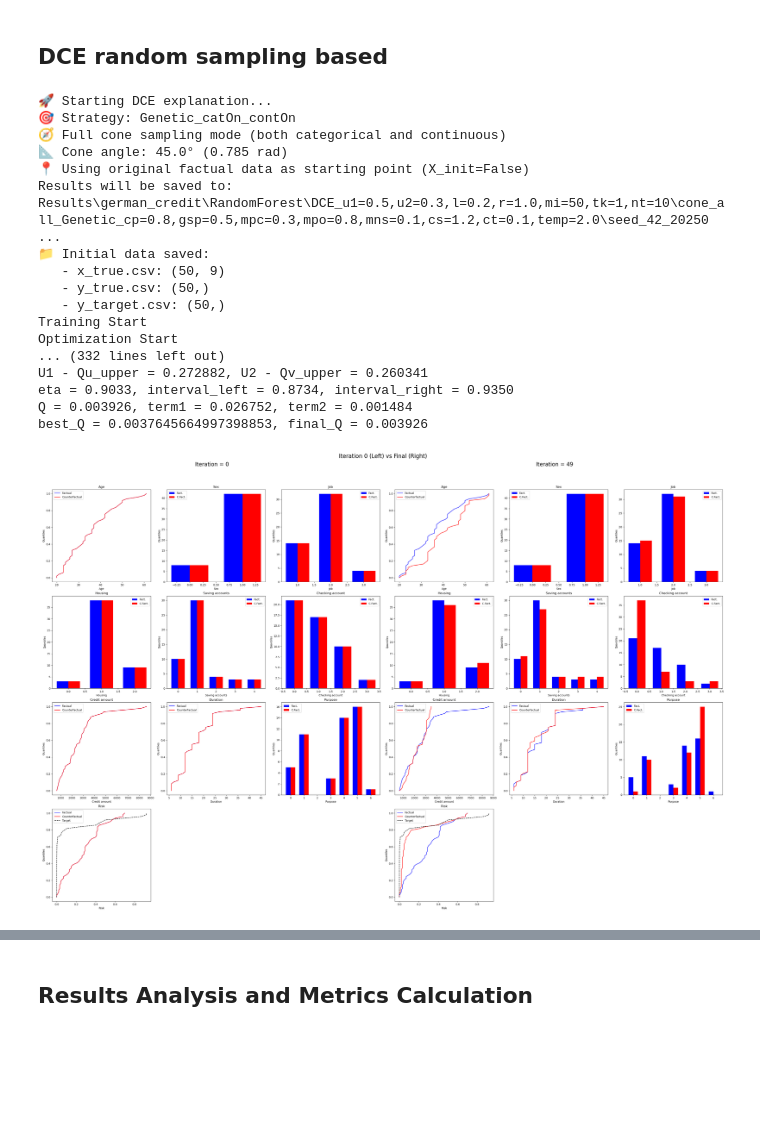
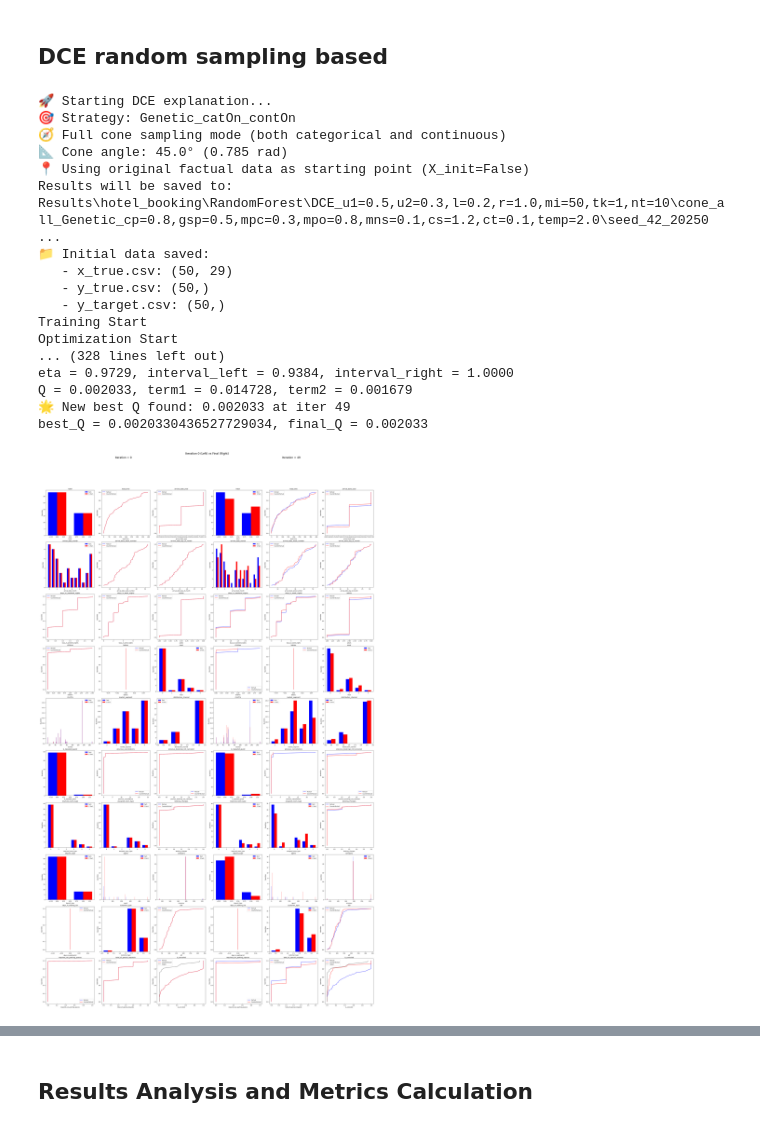
Before and after one commit to understanding-ml/DCE, a Jupyter notebook: demo_new.ipynb, the cells around one changed output, grey strips where cells are left out. Cells and saved outputs as stored; diff of their text form; code cells hidden in the pictures; blank space fills up the shorter version.

```diff
--- a/demo_new.ipynb
+++ b/demo_new.ipynb
@@ -74,8 +74,8 @@ print(f"🎲 Random seed set to: {seed}")
 # data = CardioData(seed=seed)
 # dataset_name = "cardio"
 
-data = GermanCreditData(seed=seed)
-dataset_name = "german_credit"
+# data = GermanCreditData(seed=seed)
+# dataset_name = "german_credit"
 
 # data = HelocData(seed=seed)
 # dataset_name = "Heloc"
@@ -83,8 +83,8 @@ dataset_name = "german_credit"
 # data = CompasData(seed=seed)
 # dataset_name = "compas"
 
-# data = HotelBookingData(seed=seed)
-# dataset_name = "hotel_booking"
+data = HotelBookingData(seed=seed)
+dataset_name = "hotel_booking"
 
 print(f"📊 Dataset loaded: {dataset_name}")
 # %% [output]
@@ -298,7 +298,7 @@ if method == "gradient":
     df_cf_gradient = explainer.explain(
         df_factual=df_explain,
         X_init=True,
-        n_proj=5000,
+        n_proj=10,
         delta=0.1,
         U_1=0.5,
         U_2=0.3,
@@ -444,42 +444,40 @@ if method == "non_differentiable":
     df_cf = explainer.explain(
         df_factual=df_explain,
         X_init=False,
-        n_proj=10,
-        delta=0.1,
         U_1=0.5,
         U_2=0.3,
         l=0.2,
         r=1.0,
         strategy=strategy,
         max_iter=50,
         top_k=1,
         callback="full",  # "off"  |  "final_only" | "full"
         # Enhanced save parameters
         save_results=True,
         dataset_name=dataset_name,
         model_name=model_name,
         seed=seed,
         gradient_method= gradient_method  # Updated to reflect unified approach
     )
 
     print("✅ DCE explanation completed!")
 # %% [output]
 🚀 Starting DCE explanation...
 🎯 Strategy: Genetic_catOn_contOn
 🧭 Full cone sampling mode (both categorical and continuous)
 📐 Cone angle: 45.0° (0.785 rad)
 📍 Using original factual data as starting point (X_init=False)
-Results will be saved to: Results\german_credit\RandomForest\DCE_u1=0.5,u2=0.3,l=0.2,r=1.0,mi=50,tk=1,nt=10\cone_all_Genetic_cp=0.8,gsp=0.5,mpc=0.3,mpo=0.8,mns=0.1,cs=1.2,ct=0.1,temp=2.0\seed_42_20250 ...
+Results will be saved to: Results\hotel_booking\RandomForest\DCE_u1=0.5,u2=0.3,l=0.2,r=1.0,mi=50,tk=1,nt=10\cone_all_Genetic_cp=0.8,gsp=0.5,mpc=0.3,mpo=0.8,mns=0.1,cs=1.2,ct=0.1,temp=2.0\seed_42_20250 ...
 📁 Initial data saved:
-   - x_true.csv: (50, 9)
+   - x_true.csv: (50, 29)
    - y_true.csv: (50,)
    - y_target.csv: (50,)
 Training Start
 Optimization Start
-... (332 lines left out)
-U1 - Qu_upper = 0.272882, U2 - Qv_upper = 0.260341
-eta = 0.9033, interval_left = 0.8734, interval_right = 0.9350
-Q = 0.003926, term1 = 0.026752, term2 = 0.001484
-best_Q = 0.0037645664997398853, final_Q = 0.003926
+... (328 lines left out)
+eta = 0.9729, interval_left = 0.9384, interval_right = 1.0000
+Q = 0.002033, term1 = 0.014728, term2 = 0.001679
+🌟 New best Q found: 0.002033 at iter 49
+best_Q = 0.0020330436527729034, final_Q = 0.002033
-[figure, old version]
+[figure, new version]
 Optimization End
```
Also changed, not shown: parts of 12 cells of this notebook, 24 other files.
